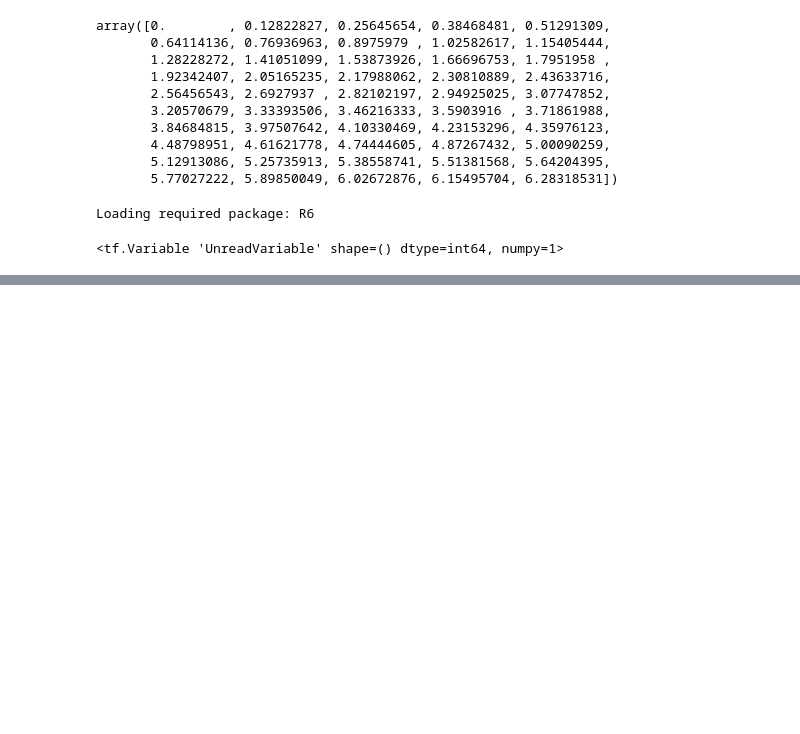
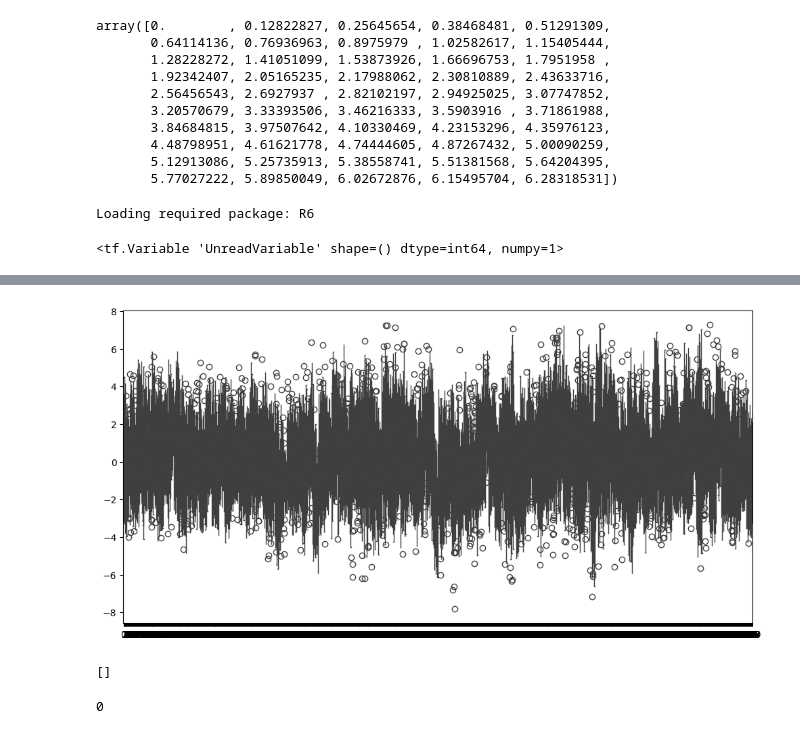
Before and after one commit to cjGO/breeder_agent, a Jupyter notebook: test.ipynb, the cells around one changed output, grey strips where cells are left out. Drawn from its saved outputs; the diff is of its cells as text; code cells hidden in the pictures; blank space fills up the shorter version.

```diff
--- a/test.ipynb
+++ b/test.ipynb
@@ -971,7 +566,0 @@ actor_loss = -tf.reduce_mean(advantages * tf.math.log(actor_output))
-# %%
-optimizer = farm.actor_optimizer
-
-with tf.GradientTape() as tape:
-   actor_loss = -tf.reduce_mean(advantages * tf.math.log(actor_output))
-grads = tape.gradient(actor_loss, farm.actor.trainable_variables)
-optimizer.apply_gradients(zip(grads, farm.actor.trainable_variables))
@@ -1083,0 +732,39 @@ len(farm.history)
+# %%
+for _ in tqdm(range(10000)):
+    farm.run_program(10)
+
+#average fitness for each episode
+import matplotlib.pyplot as plt
+import pandas as pd
+
+mean_score_list = [x.mean() for x in farm.fitness_history]
+# Assuming mean_score_list is a list containing your data
+mean_score_series = pd.Series(mean_score_list)
+
+# Calculate the rolling average
+rolling_mean = mean_score_series.rolling(window=100).mean()
+
+# Create the plot
+plt.figure(figsize=(10, 5))
+plt.plot(mean_score_series, label='Original')
+plt.plot(rolling_mean, 'r-', label='Rolling Average')
+plt.title("episode # vs critic loss")
+plt.legend(loc='upper left')
+plt.show()
+# %%
+data = [x.to_numpy().flatten() for x in farm.fitness_history]
+df = pd.DataFrame(data).T
+# Create boxplot for each column (list)
+plt.figure(figsize=(12, 6))  # Optional: You can set the figure size
+sns.boxplot(data=df)
+plt.show()
+# %% [output]
+[figure, added]
+# %%
+farm.fitness_history
+# %% [output]
+[]
+# %%
+len(farm.fitness_history)
+# %% [output]
+0
```
Also changed, not shown: parts of 48 cells of this notebook.
